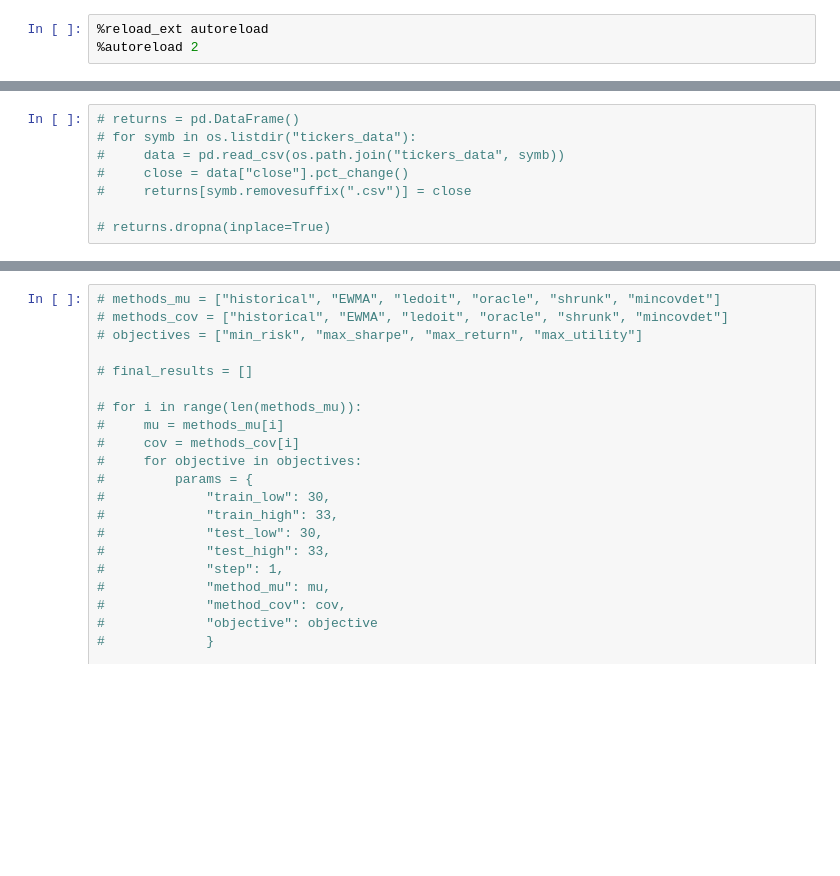
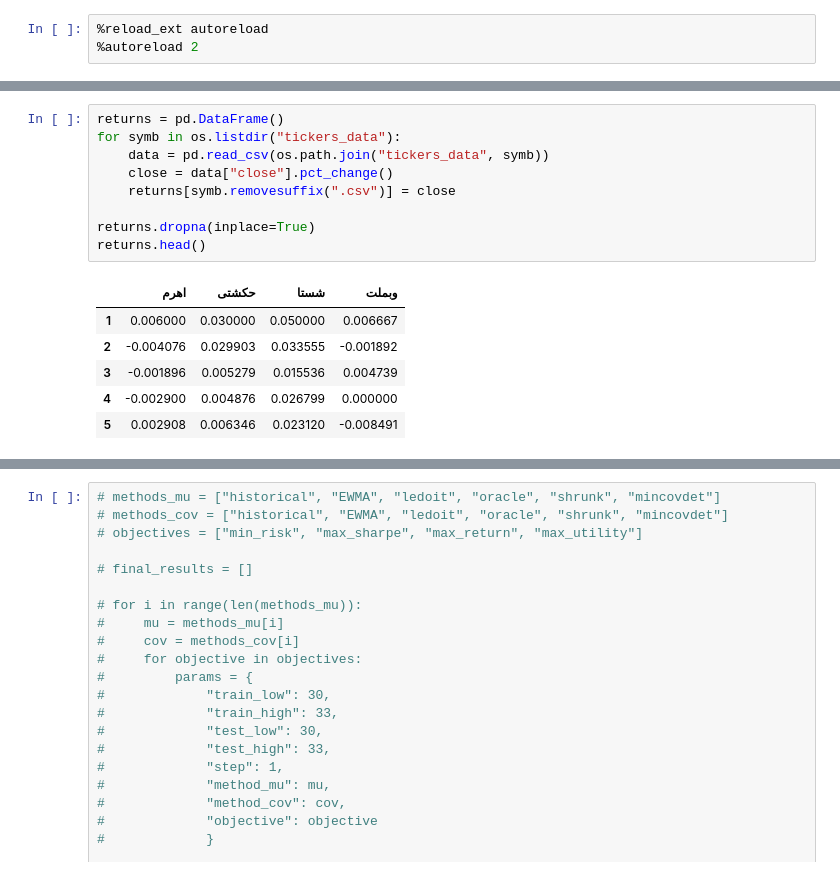
Before and after one commit to erfantbtb/algotrade-riskmanagement, a Jupyter notebook: test.ipynb, the cells around one changed output, grey strips where cells are left out. Saved outputs shown, nothing was run; the diff lists cells and outputs as text; blank space fills up the shorter version.

```diff
--- a/test.ipynb
+++ b/test.ipynb
@@ -18,9 +38,17 @@ sns.set_theme()
 # %%
-# returns = pd.DataFrame()
-# for symb in os.listdir("tickers_data"):
-#     data = pd.read_csv(os.path.join("tickers_data", symb))
-#     close = data["close"].pct_change()
-#     returns[symb.removesuffix(".csv")] = close
+returns = pd.DataFrame()
+for symb in os.listdir("tickers_data"):
+    data = pd.read_csv(os.path.join("tickers_data", symb))
+    close = data["close"].pct_change()
+    returns[symb.removesuffix(".csv")] = close
 
-# returns.dropna(inplace=True)
+returns.dropna(inplace=True)
+returns.head()
+# %% [output]
+|  | اهرم | حکشتی | شستا | وبملت |
+| 1 | 0.006000 | 0.030000 | 0.050000 | 0.006667 |
+| 2 | -0.004076 | 0.029903 | 0.033555 | -0.001892 |
+| 3 | -0.001896 | 0.005279 | 0.015536 | 0.004739 |
+| 4 | -0.002900 | 0.004876 | 0.026799 | 0.000000 |
+| 5 | 0.002908 | 0.006346 | 0.023120 | -0.008491 |
 # %%
```
Also changed, not shown: parts of 5 cells of this notebook, 6 other files.
